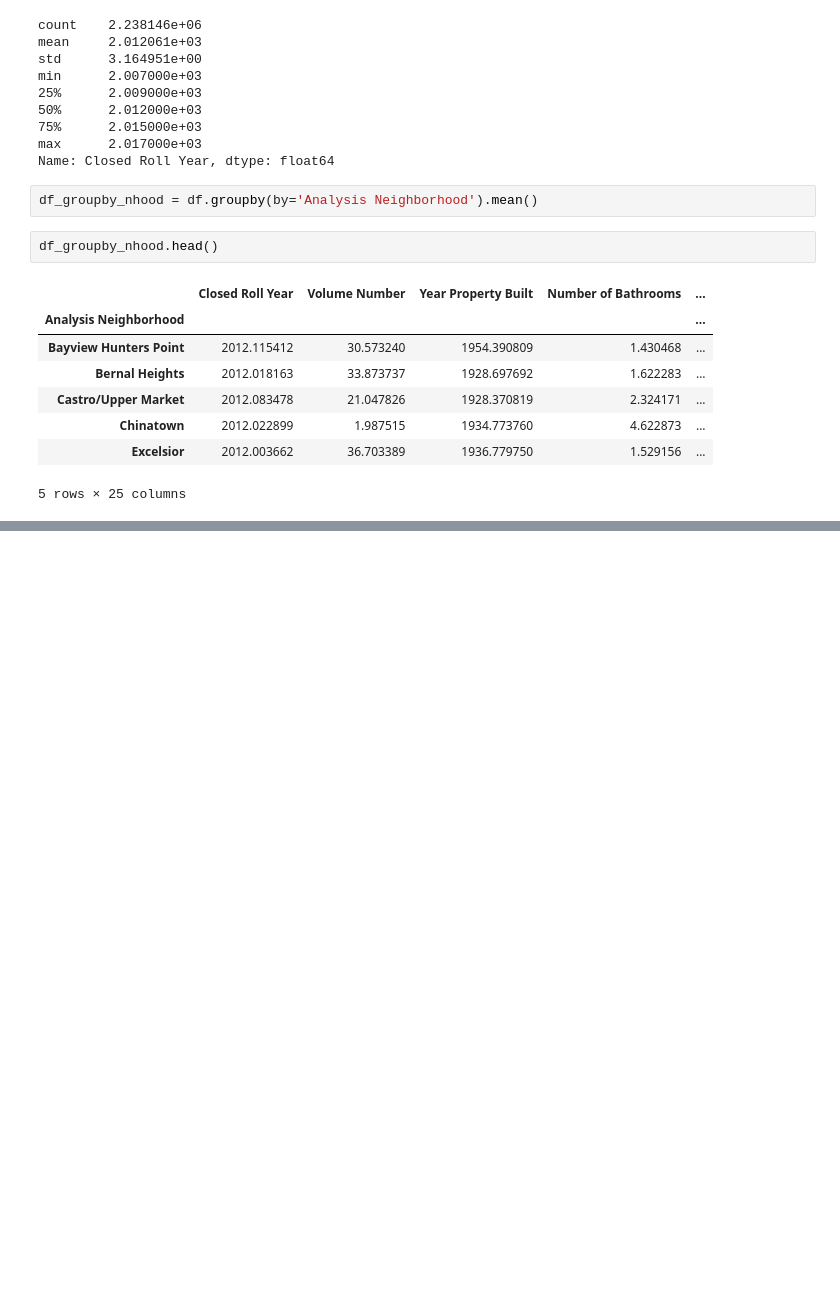
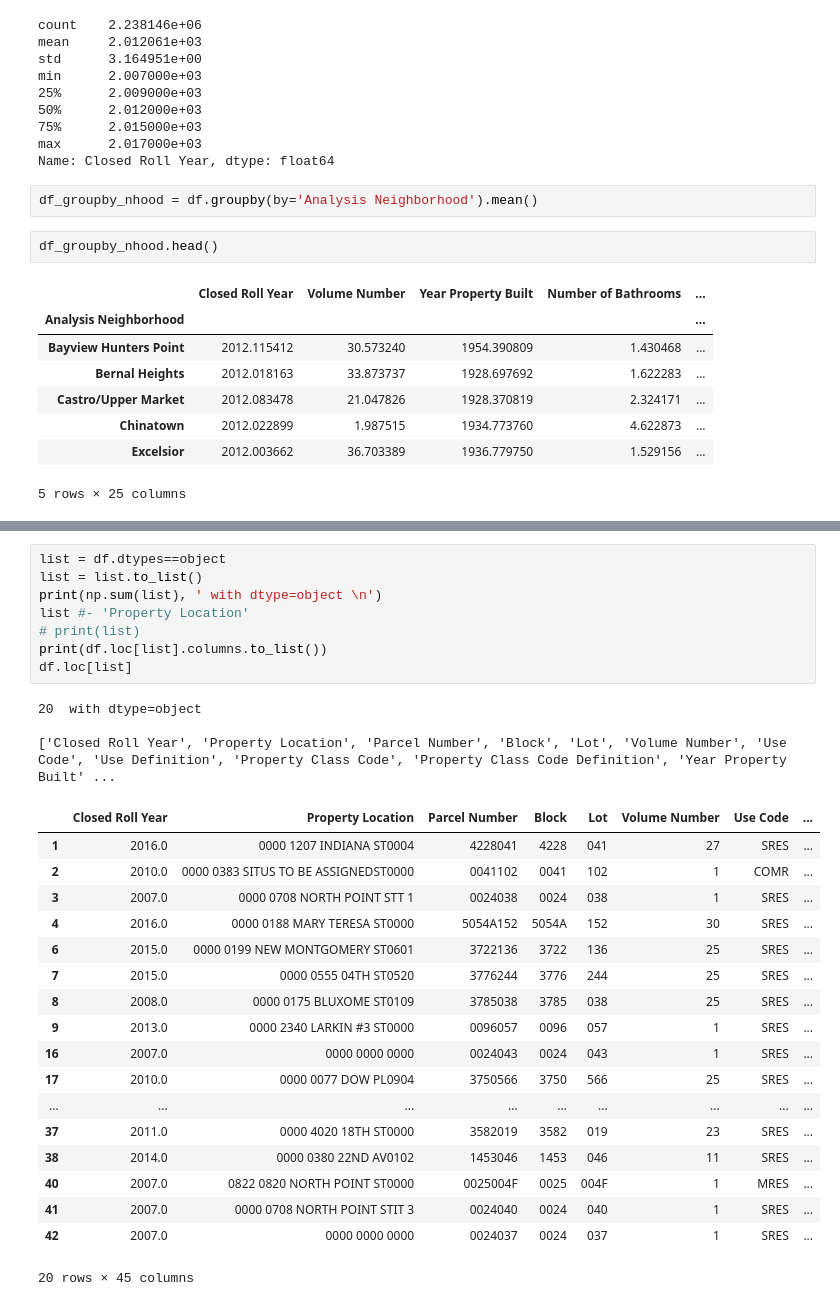
Before and after one commit to daericks/datasf, a Jupyter notebook: notebooks/property_tax_rolls-explore.ipynb, the cells around one changed output, grey strips where cells are left out. Drawn from its saved outputs; the diff is of its cells as text; blank space fills up the shorter version.

```diff
--- a/notebooks/property_tax_rolls-explore.ipynb
+++ b/notebooks/property_tax_rolls-explore.ipynb
@@ -261,0 +226,30 @@ df_groupby_nhood = df.pivot_tablet(index='Closed Roll Year', columns='Analysis N
+# %%
+list = df.dtypes==object
+list = list.to_list()
+print(np.sum(list), ' with dtype=object \n')
+list #- 'Property Location'
+# print(list)
+print(df.loc[list].columns.to_list())
+df.loc[list]
+# %% [output]
+20  with dtype=object
+
+['Closed Roll Year', 'Property Location', 'Parcel Number', 'Block', 'Lot', 'Volume Number', 'Use Code', 'Use Definition', 'Property Class Code', 'Property Class Code Definition', 'Year Property Built' ...
+|  | Closed Roll Year | Property Location | Parcel Number | Block | Lot | Volume Number | Use Code | ... |
+| 1 | 2016.0 | 0000 1207 INDIANA ST0004 | 4228041 | 4228 | 041 | 27 | SRES | ... |
+| 2 | 2010.0 | 0000 0383 SITUS TO BE ASSIGNEDST0000 | 0041102 | 0041 | 102 | 1 | COMR | ... |
+| 3 | 2007.0 | 0000 0708 NORTH POINT STT 1 | 0024038 | 0024 | 038 | 1 | SRES | ... |
+| 4 | 2016.0 | 0000 0188 MARY TERESA ST0000 | 5054A152 | 5054A | 152 | 30 | SRES | ... |
+| 6 | 2015.0 | 0000 0199 NEW MONTGOMERY ST0601 | 3722136 | 3722 | 136 | 25 | SRES | ... |
+| 7 | 2015.0 | 0000 0555 04TH ST0520 | 3776244 | 3776 | 244 | 25 | SRES | ... |
+| 8 | 2008.0 | 0000 0175 BLUXOME ST0109 | 3785038 | 3785 | 038 | 25 | SRES | ... |
+| 9 | 2013.0 | 0000 2340 LARKIN #3 ST0000 | 0096057 | 0096 | 057 | 1 | SRES | ... |
+| 16 | 2007.0 | 0000 0000 0000 | 0024043 | 0024 | 043 | 1 | SRES | ... |
+| 17 | 2010.0 | 0000 0077 DOW PL0904 | 3750566 | 3750 | 566 | 25 | SRES | ... |
+| ... | ... | ... | ... | ... | ... | ... | ... | ... |
+| 37 | 2011.0 | 0000 4020 18TH ST0000 | 3582019 | 3582 | 019 | 23 | SRES | ... |
+| 38 | 2014.0 | 0000 0380 22ND AV0102 | 1453046 | 1453 | 046 | 11 | SRES | ... |
+| 40 | 2007.0 | 0822 0820 NORTH POINT ST0000 | 0025004F | 0025 | 004F | 1 | MRES | ... |
+| 41 | 2007.0 | 0000 0708 NORTH POINT STIT 3 | 0024040 | 0024 | 040 | 1 | SRES | ... |
+| 42 | 2007.0 | 0000 0000 0000 | 0024037 | 0024 | 037 | 1 | SRES | ... |
+20 rows × 45 columns
```
Also changed, not shown: parts of 6 cells of this notebook, 1 other file.
